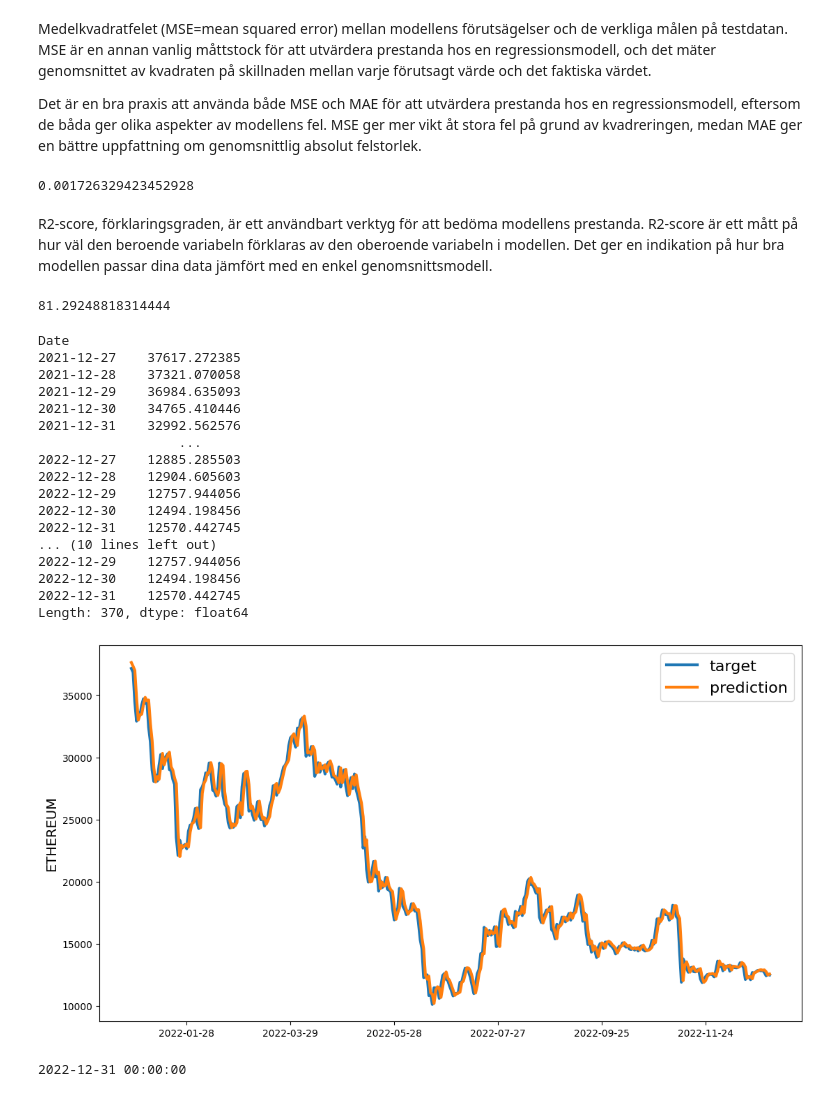
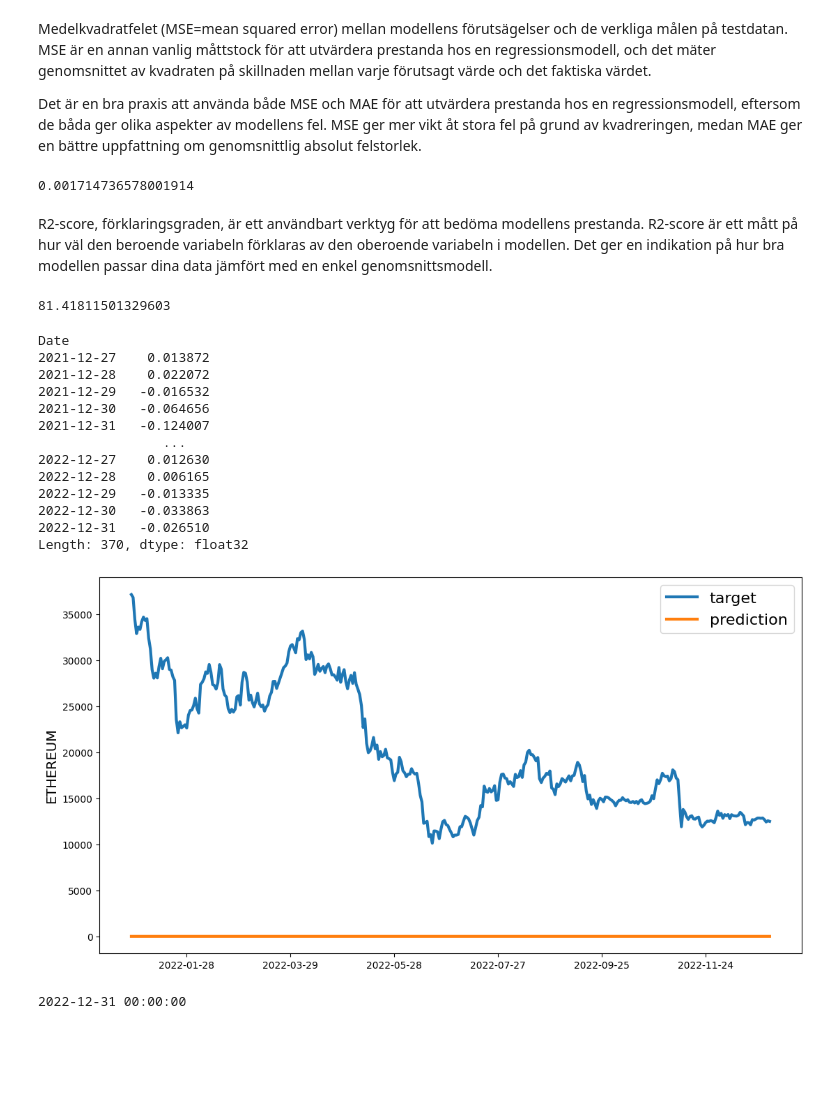
Before and after one commit to SaraPetre/prediction_with_AI, a Jupyter notebook: src/LSTM/AI_LSTM_Neutral_Network.ipynb, the cells around one changed output. Cells and saved outputs as stored; diff of their text form; code cells hidden in the pictures; blank space fills up the shorter version.

```diff
--- a/src/LSTM/AI_LSTM_Neutral_Network.ipynb
+++ b/src/LSTM/AI_LSTM_Neutral_Network.ipynb
@@ -363,8 +366,8 @@ Medelabsolutfelet (MAE) mellan modellens förutsägelser och de verkliga målen.
 #Skapa en serie 'targets' som innehåller de verkliga målen från testdatan 'test_data'
 targets = test_data[aim][window_len:]
 #Använder den tränade modellen för att göra förutsägelser på testdatan test_window_data. "squeeze" (flattar) ut resultaten till en endimensionell array.
-preds = model.predict(test_window_data).squeeze()
-preds = pd.Series(index=targets.index, data=preds)
+preds_model_predicted = model.predict(test_window_data).squeeze()
+preds_model_predicted = pd.Series(index=targets.index, data=preds_model_predicted)
 #Beräknar medelvärdet av absolutvärdet av skillnaden mellan förutsägelserna preds och de verkliga målen test_target_values. Detta ger MAE mellan modellens förutsägelser och de verkliga målen på testdatan.
-mean_absolute_error(preds, test_target_values)
+mean_absolute_error(preds_model_predicted, test_target_values)
 # %% [output]
@@ -378,43 +381,39 @@ Det är en bra praxis att använda både MSE och MAE för att utvärdera prestan
 #Beräknar medelvärdet av kvadraten av skillnaden mellan varje element i preds (modellens förutsägelser) och motsvarande element i
 # test_target_values (de verkliga målen på testdatan). Detta ger dig MSE mellan modellens förutsägelser och de verkliga målen.
 from sklearn.metrics import mean_squared_error
-SCORE_MSE=mean_squared_error(preds, test_target_values)
+SCORE_MSE=mean_squared_error(preds_model_predicted, test_target_values)
 SCORE_MSE
 # %% [output]
-0.001726329423452928
+0.001714736578001914
 # %% [markdown]
 R2-score, förklaringsgraden, är ett användbart verktyg för att bedöma modellens prestanda. R2-score är ett mått på hur väl den beroende variabeln förklaras av den oberoende variabeln i modellen. Det ger en indikation på hur bra modellen passar dina data jämfört med en enkel genomsnittsmodell.
 # %%
 from sklearn.metrics import r2_score
-r2_score=r2_score(test_target_values, preds)
+r2_score=r2_score(test_target_values, preds_model_predicted)
 r2_score*100
 # %% [output]
-81.29248818314444
+81.41811501329603
 # %%
-preds = test_data[aim].values[:-window_len] * (preds + 1)
-print(preds)
-preds = pd.Series(index=targets.index, data=preds)
-print(preds)
-line_plot(targets, preds, 'target', 'prediction', lw=3)
+#preds_model_predicted = test_data[aim].values[:-window_len] * (preds_model_predicted + 1)
+#print(preds_model_predicted)
+#preds_model_predicted = pd.Series(index=targets.index, data=preds_model_predicted)
+print(preds_model_predicted)
+line_plot(targets, preds_model_predicted, 'target', 'prediction', lw=3)
 # %% [output]
 Date
-2021-12-27    37617.272385
-2021-12-28    37321.070058
-2021-12-29    36984.635093
-2021-12-30    34765.410446
-2021-12-31    32992.562576
-                  ...
-2022-12-27    12885.285503
-2022-12-28    12904.605603
-2022-12-29    12757.944056
-2022-12-30    12494.198456
-2022-12-31    12570.442745
-... (10 lines left out)
-2022-12-29    12757.944056
-2022-12-30    12494.198456
-2022-12-31    12570.442745
-Length: 370, dtype: float64
+2021-12-27    0.013872
+2021-12-28    0.022072
+2021-12-29   -0.016532
+2021-12-30   -0.064656
+2021-12-31   -0.124007
+                ...
+2022-12-27    0.012630
+2022-12-28    0.006165
+2022-12-29   -0.013335
+2022-12-30   -0.033863
+2022-12-31   -0.026510
+Length: 370, dtype: float32
-[figure, old version]
+[figure, new version]
 # %%
 print(targets.index[-1])
 # %% [output]
```
Also changed, not shown: parts of 35 cells of this notebook, 6 other files.
